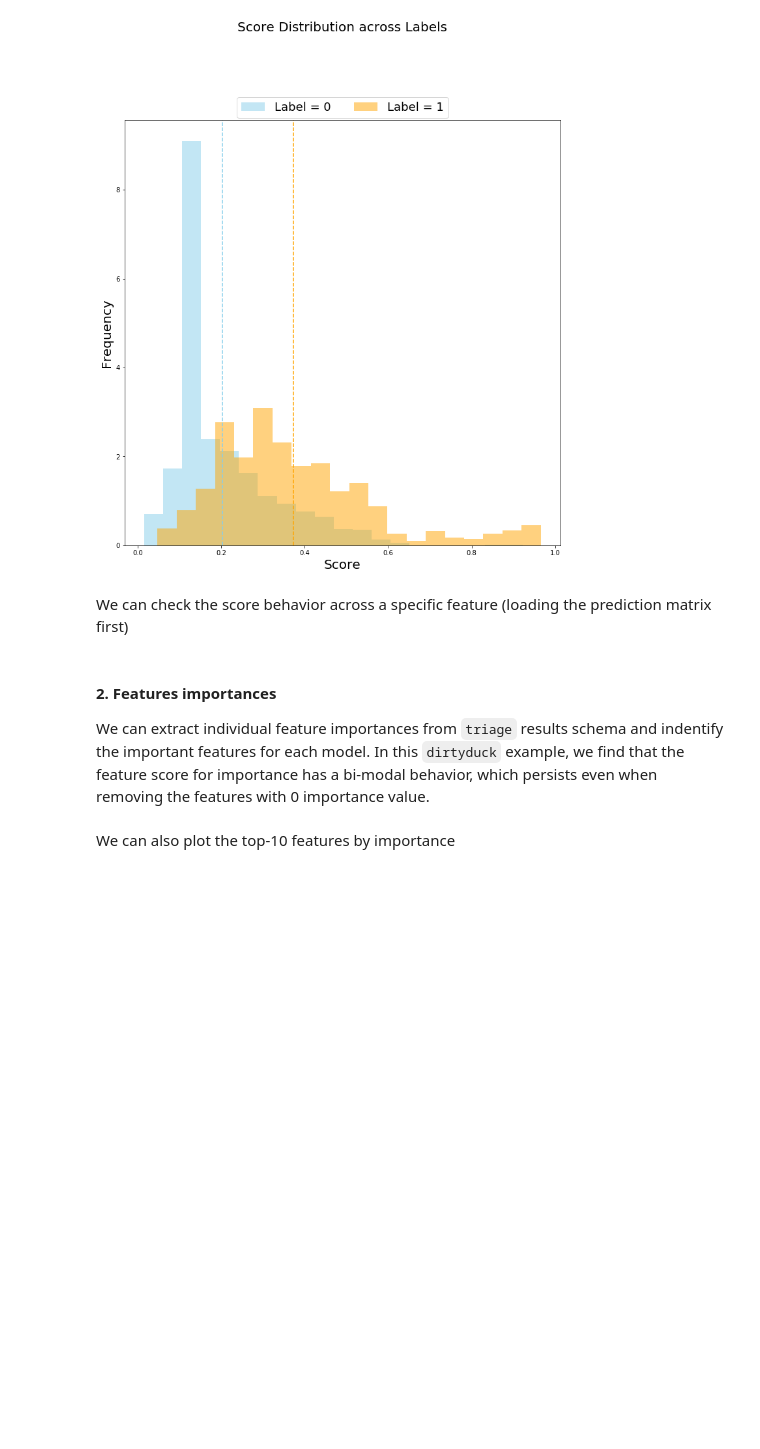
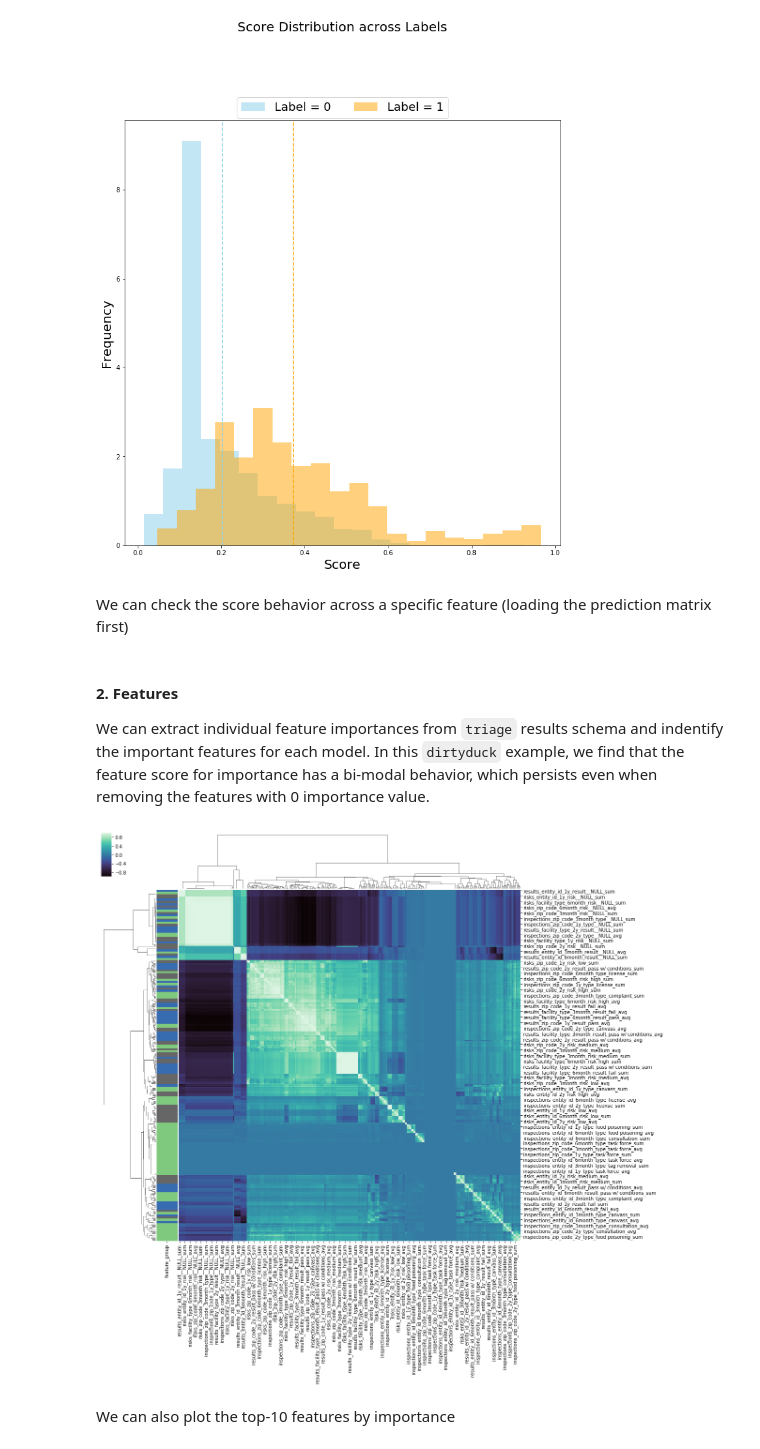
Before and after one commit to dssg/triage, a Jupyter notebook: src/triage/component/postmodeling/contrast/postmodeling_tutorial.ipynb, the cells around one changed output. Drawn from its saved outputs; the diff is of its cells as text; code cells hidden in the pictures; blank space fills up the shorter version.

```diff
--- a/src/triage/component/postmodeling/contrast/postmodeling_tutorial.ipynb
+++ b/src/triage/component/postmodeling/contrast/postmodeling_tutorial.ipynb
@@ -126,9 +116,13 @@ l_t[0].plot_score_label_distributions(figsize=params.figsize)
 # %% [markdown]
 We can check the score behavior across a specific feature (loading the prediction matrix first)
 # %% [markdown]
-#### 2. Features importances
+#### 2. Features
 
 We can extract individual feature importances from `triage` results schema and indentify the important features for each model. In this `dirtyduck` example, we find that the feature score for importance has a bi-modal behavior, which persists even when removing the features with 0 importance value.
+# %%
+l_t[0].cluster_correlation_features(path=params.project_path)
+# %% [output]
+[figure, added]
 # %% [markdown]
 
 We can also plot the top-10 features by importance
```
Also changed, not shown: parts of 19 cells of this notebook, 1 other file.
